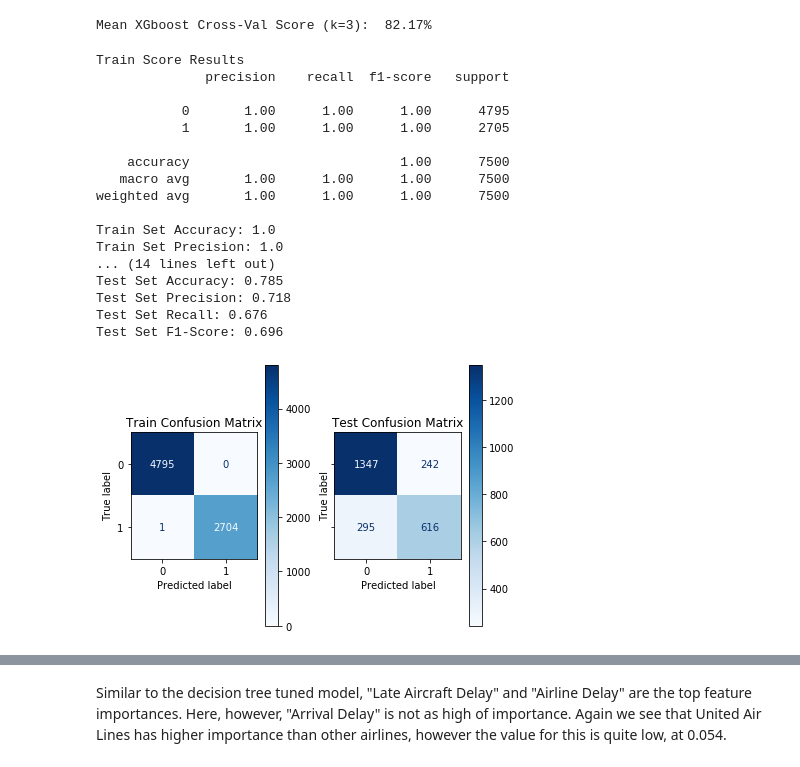
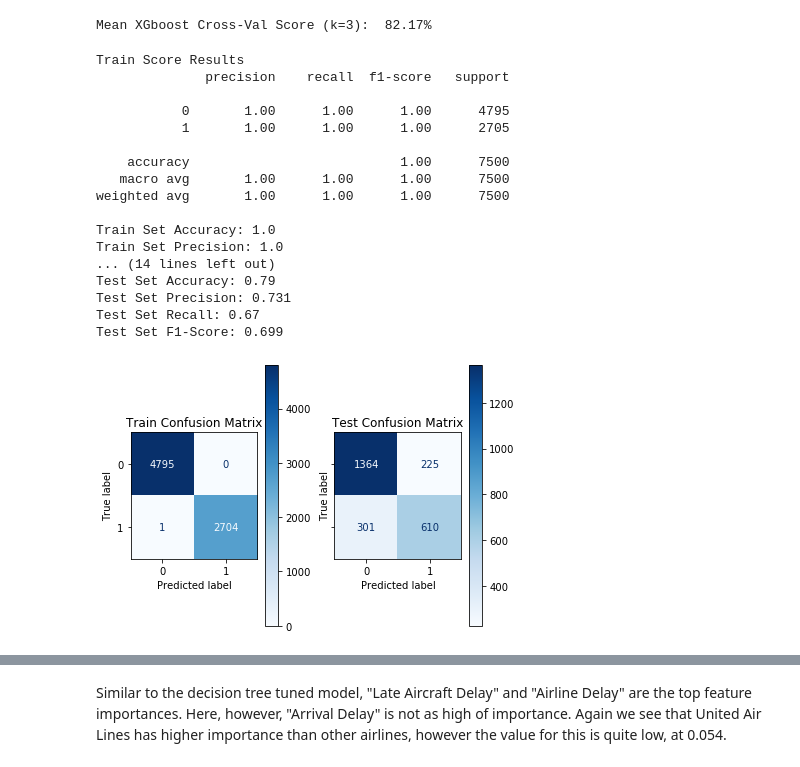
Before and after one commit to adinas94/Predicting-Flight-Delays, a Jupyter notebook: Final Vanilla and Tuned Models.ipynb, the cells around one changed output, grey strips where cells are left out. Saved outputs shown, nothing was run; the diff lists cells and outputs as text; code cells hidden in the pictures.

```diff
--- a/Final Vanilla and Tuned Models.ipynb
+++ b/Final Vanilla and Tuned Models.ipynb
@@ -710,26 +758,26 @@ xgbtuned = XGBClassifier(learning_rate=1, max_depth=5,
                          min_split_loss=1, n_estimators=1000, subsample=0.9)
 # %%
 #Apply the model fit function to the tuned XGB Classifier
-xgbtunedresult = model_fit(X_train_resampled, y_train_resampled, X_train, y_train, X_test, y_test, xgbtuned, 'XGBoost Tuned')
+xgbtunedresult = model_fit(X_train, y_train, X_train, y_train, X_test, y_test, xgbtuned, 'XGBoost Tuned')
 # %% [output]
 Train Score Results
               precision    recall  f1-score   support
 
            0       1.00      1.00      1.00      4795
            1       1.00      1.00      1.00      2705
 
     accuracy                           1.00      7500
    macro avg       1.00      1.00      1.00      7500
 weighted avg       1.00      1.00      1.00      7500
 
 Train Set Accuracy: 1.0
 Train Set Precision: 1.0
 ... (14 lines left out)
-Test Set Accuracy: 0.785
-Test Set Precision: 0.718
-Test Set Recall: 0.676
-Test Set F1-Score: 0.696
+Test Set Accuracy: 0.79
+Test Set Precision: 0.731
+Test Set Recall: 0.67
+Test Set F1-Score: 0.699
-[figure, old version]
+[figure, new version]
 # %%
 #Look at feature importance for the decision tree for the tuned model
 xgbtuned_features = features_df(X_train.columns, xgbtuned.feature_importances_)
```
Also changed, not shown: parts of 25 cells of this notebook.
